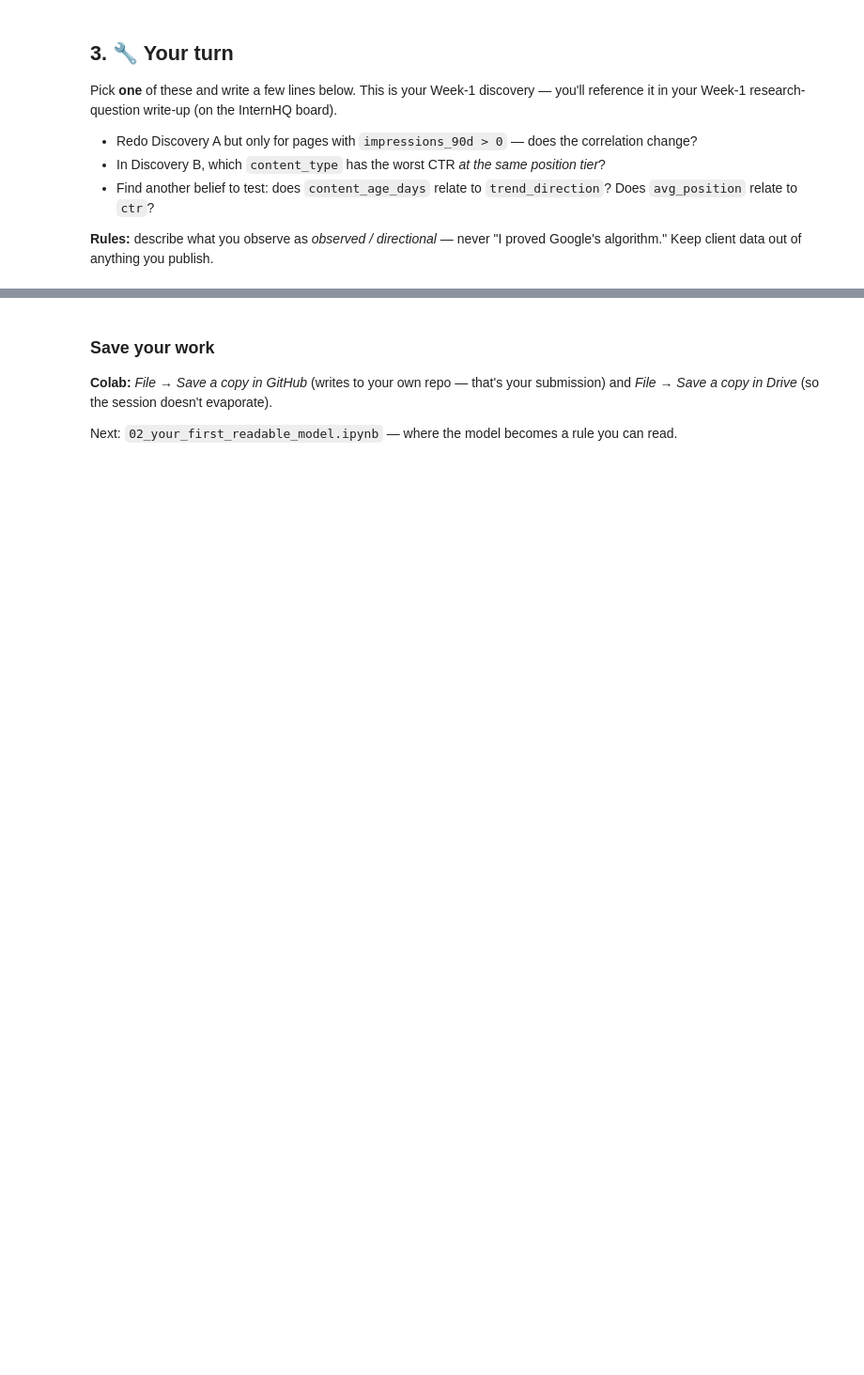
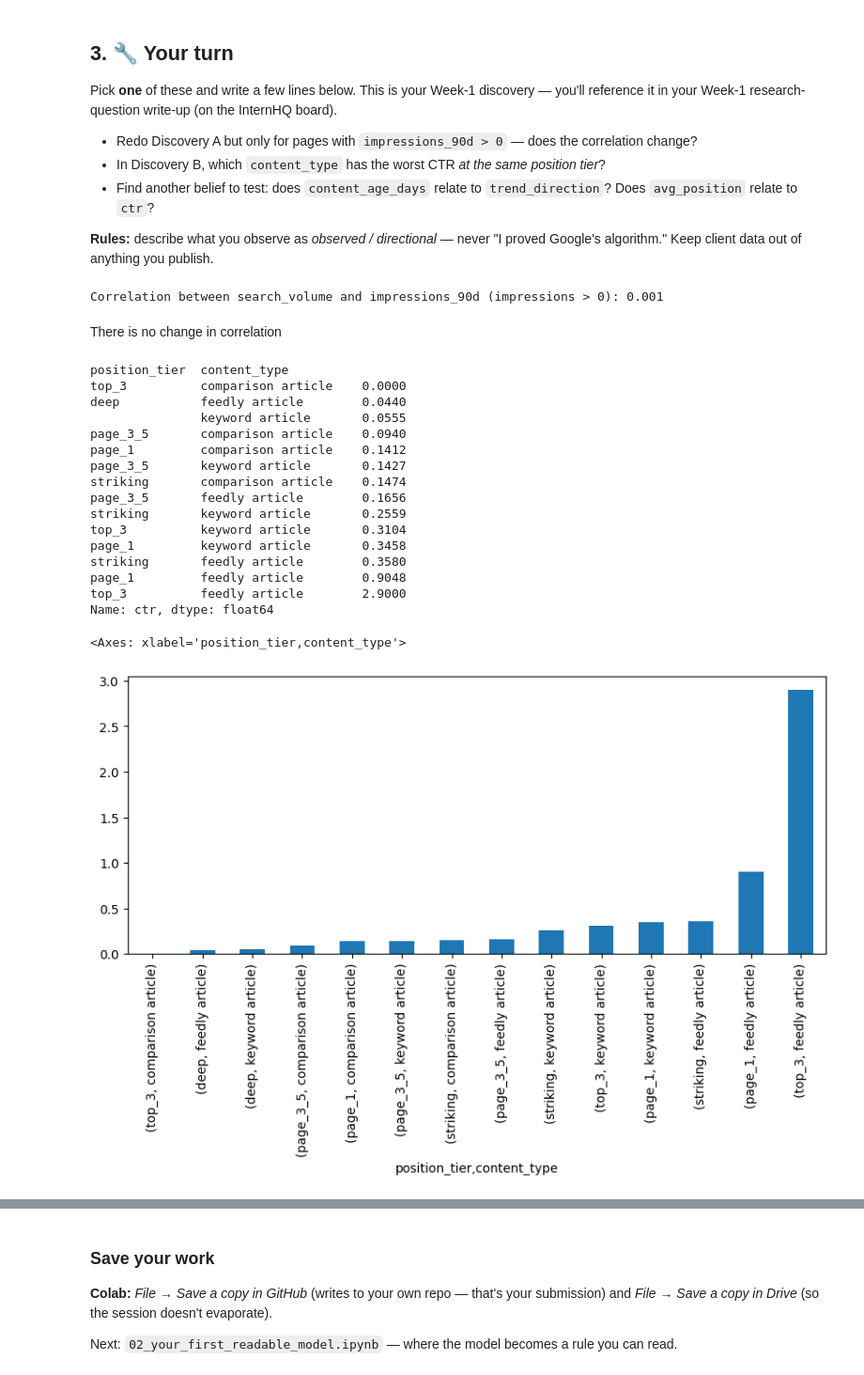
Before and after one commit to Dhruv6305/FlyRank_AI, a Jupyter notebook: notebooks/01_first_look_and_discovery.ipynb, the cells around one changed output, grey strips where cells are left out. Shown at 94% size. Drawn from its saved outputs; the diff is of its cells as text; code cells hidden in the pictures; blank space fills up the shorter version.

```diff
--- a/notebooks/01_first_look_and_discovery.ipynb
+++ b/notebooks/01_first_look_and_discovery.ipynb
@@ -99,3 +153,42 @@ Pick **one** of these and write a few lines below. This is your Week-1 discovery
 **Rules:** describe what you observe as *observed / directional* — never "I proved Google's algorithm." Keep client data out of anything you publish.
 # %%
 # Your discovery here
+df_filtered = df[df["impressions_90d"] > 0]
+
+corr = df_filtered["search_volume"].corr(df_filtered["impressions_90d"])
+
+print(f"Correlation between search_volume and impressions_90d (impressions > 0): {corr:.3f}")
+# %% [output]
+Correlation between search_volume and impressions_90d (impressions > 0): 0.001
+# %% [markdown]
+There is no change in correlation
+# %%
+visible = df[df["impressions_90d"] >= 100]
+
+ctr_by_type = (
+    visible.groupby(["position_tier", "content_type"])["ctr"]
+    .mean()
+    .sort_values()
+)
+
+print(ctr_by_type.round(4))
+ctr_by_type.plot(kind="bar", figsize=(10,4))
+# %% [output]
+position_tier  content_type
+top_3          comparison article    0.0000
+deep           feedly article        0.0440
+               keyword article       0.0555
+page_3_5       comparison article    0.0940
+page_1         comparison article    0.1412
+page_3_5       keyword article       0.1427
+striking       comparison article    0.1474
+page_3_5       feedly article        0.1656
+striking       keyword article       0.2559
+top_3          keyword article       0.3104
+page_1         keyword article       0.3458
+striking       feedly article        0.3580
+page_1         feedly article        0.9048
+top_3          feedly article        2.9000
+Name: ctr, dtype: float64
+<Axes: xlabel='position_tier,content_type'>
+[figure, added]
```
Also changed, not shown: parts of 8 cells of this notebook.
